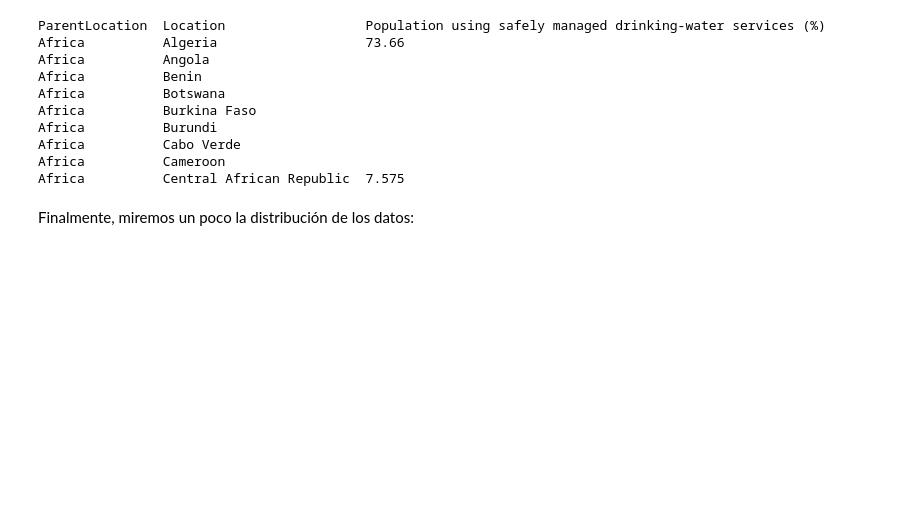
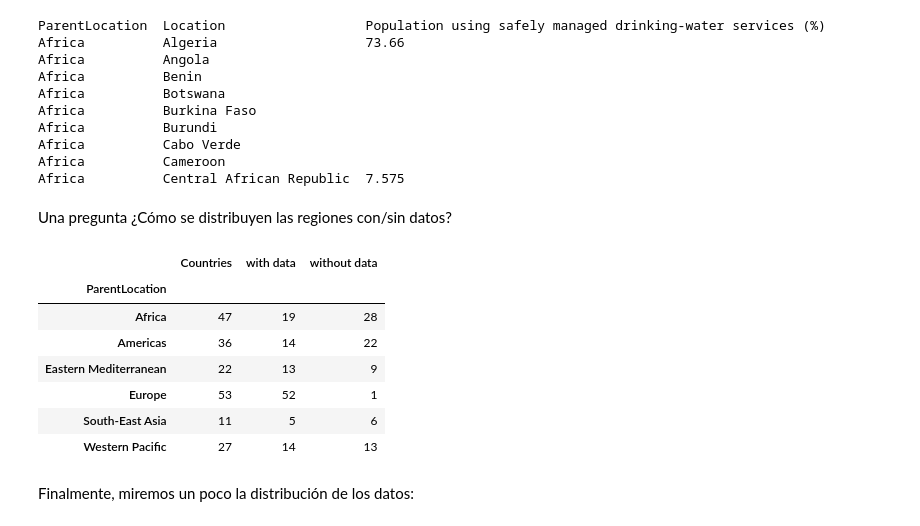
Before and after one commit to iglosiggio/metnum-tp3, a Jupyter notebook: notebooks/procesamiento-nuevos-features-reentrega.ipynb, the cells around one changed output. Cells and saved outputs as stored; diff of their text form; code cells hidden in the pictures; blank space fills up the shorter version.

Commit message:
data: Analizar qué países tienen datos y cuáles no para los datos nuevos

```diff
--- a/notebooks/procesamiento-nuevos-features-reentrega.ipynb
+++ b/notebooks/procesamiento-nuevos-features-reentrega.ipynb
@@ -56,6 +56,47 @@ Africa          Burundi
 Africa          Cabo Verde
 Africa          Cameroon
 Africa          Central African Republic  7.575
+# %% [markdown]
+Una pregunta ¿Cómo se distribuyen las regiones con/sin datos?
+# %%
+def compare_with_and_without_data(df, column):
+    # Tomo los países sin data
+    countries_without_data_per_region = df[df[column].isna()]
+    # Agarro sólo las columnas que me interesan
+    countries_without_data_per_region = countries_without_data_per_region[['ParentLocation', 'Location']]
+    # Agrupo y cuento la cantidad de países
+    countries_without_data_per_region = countries_without_data_per_region.groupby('ParentLocation').count()
+    # Renombro la columna
+    countries_without_data_per_region.columns = ['without data']
+
+    # Tomo los países con data
+    countries_with_data_per_region = df[~ df[column].isna()]
+    # Agarro sólo las columnas que me interesan
+    countries_with_data_per_region = countries_with_data_per_region[['ParentLocation', 'Location']]
+    # Agrupo y cuento la cantidad de países
+    countries_with_data_per_region = countries_with_data_per_region.groupby('ParentLocation').count()
+    # Renombro la columna
+    countries_with_data_per_region.columns = ['with data']
+
+    # Tomo todos los países y agarro sólo las columnas que me interesan
+    countries_per_region = df[['ParentLocation', 'Location']]
+    # Agrupo y cuento la cantidad de países
+    countries_per_region = countries_per_region.groupby('ParentLocation').count()
+    # Renombro la columna
+    countries_per_region.columns = ['Countries']
+
+    return countries_per_region.join([countries_with_data_per_region, countries_without_data_per_region])
+
+compare_with_and_without_data(drinking_water.reset_index(), 'Population using safely managed drinking-water services (%)')
+# %% [output]
+|  | Countries | with data | without data |
+| ParentLocation |  |  |  |
+| Africa | 47 | 19 | 28 |
+| Americas | 36 | 14 | 22 |
+| Eastern Mediterranean | 22 | 13 | 9 |
+| Europe | 53 | 52 | 1 |
+| South-East Asia | 11 | 5 | 6 |
+| Western Pacific | 27 | 14 | 13 |
 # %% [markdown]
 Finalmente, miremos un poco la distribución de los datos:
 # %%
```
Also changed, not shown: parts of 2 cells of this notebook.
